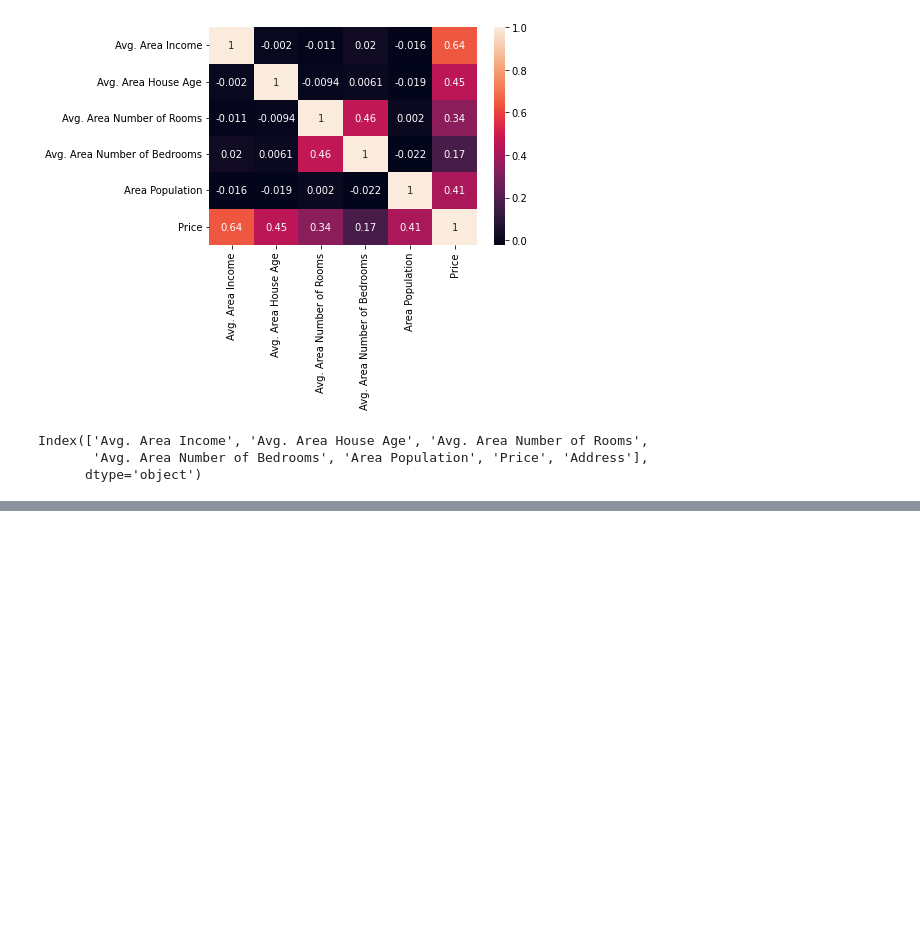
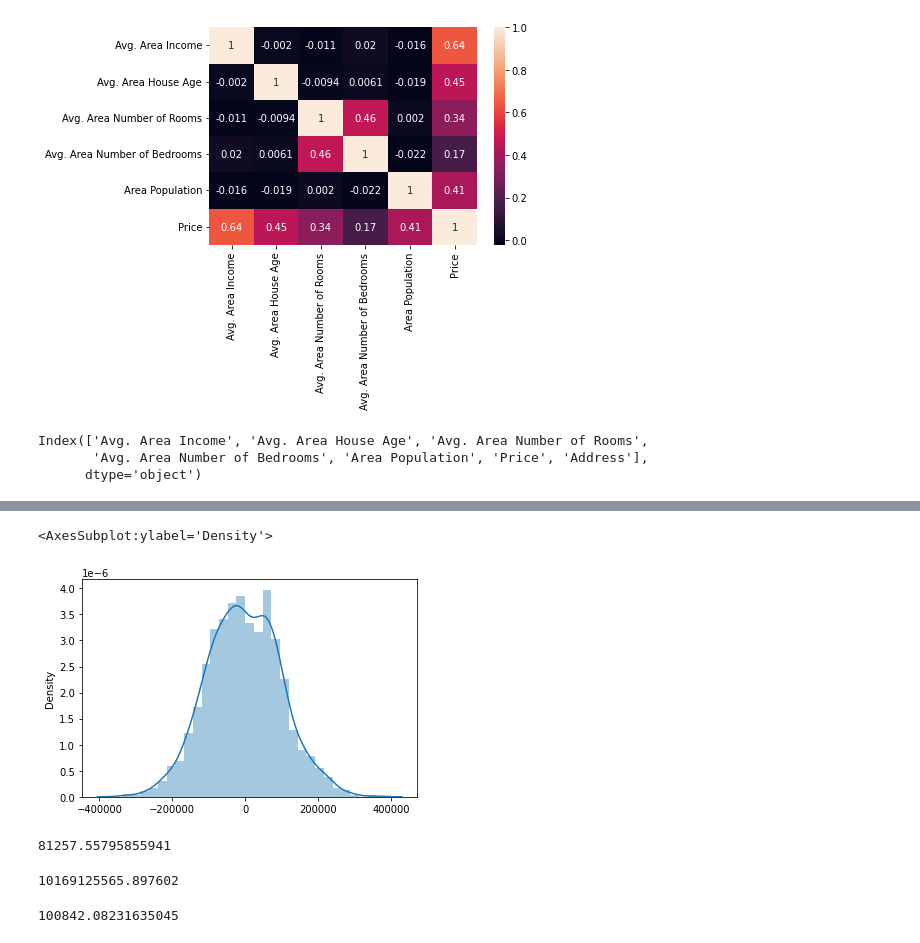
Before and after one commit to Spartan-Arun/ML-POC, a Jupyter notebook: regressions/linear-regression/tut.ipynb, the cells around one changed output, grey strips where cells are left out. Drawn from its saved outputs; the diff is of its cells as text; code cells hidden in the pictures; blank space fills up the shorter version.

```diff
--- a/regressions/linear-regression/tut.ipynb
+++ b/regressions/linear-regression/tut.ipynb
@@ -86,0 +106,5 @@ ValueError: could not convert string to float: '7459 Jasmine Brook Suite 688\nHa
+# %%
+sns.distplot(y_test-predictions)
+# %% [output]
+<AxesSubplot:ylabel='Density'>
+[figure, added]
@@ -86,0 +113,12 @@ ValueError: could not convert string to float: '7459 Jasmine Brook Suite 688\nHa
+# %%
+metrics.mean_absolute_error(y_test,predictions)
+# %% [output]
+81257.55795855941
+# %%
+metrics.mean_squared_error(y_test,predictions)
+# %% [output]
+10169125565.897602
+# %%
+np.sqrt(metrics.mean_squared_error(y_test,predictions))
+# %% [output]
+100842.08231635045
```
Also changed, not shown: parts of 8 cells of this notebook, 9 other files.
